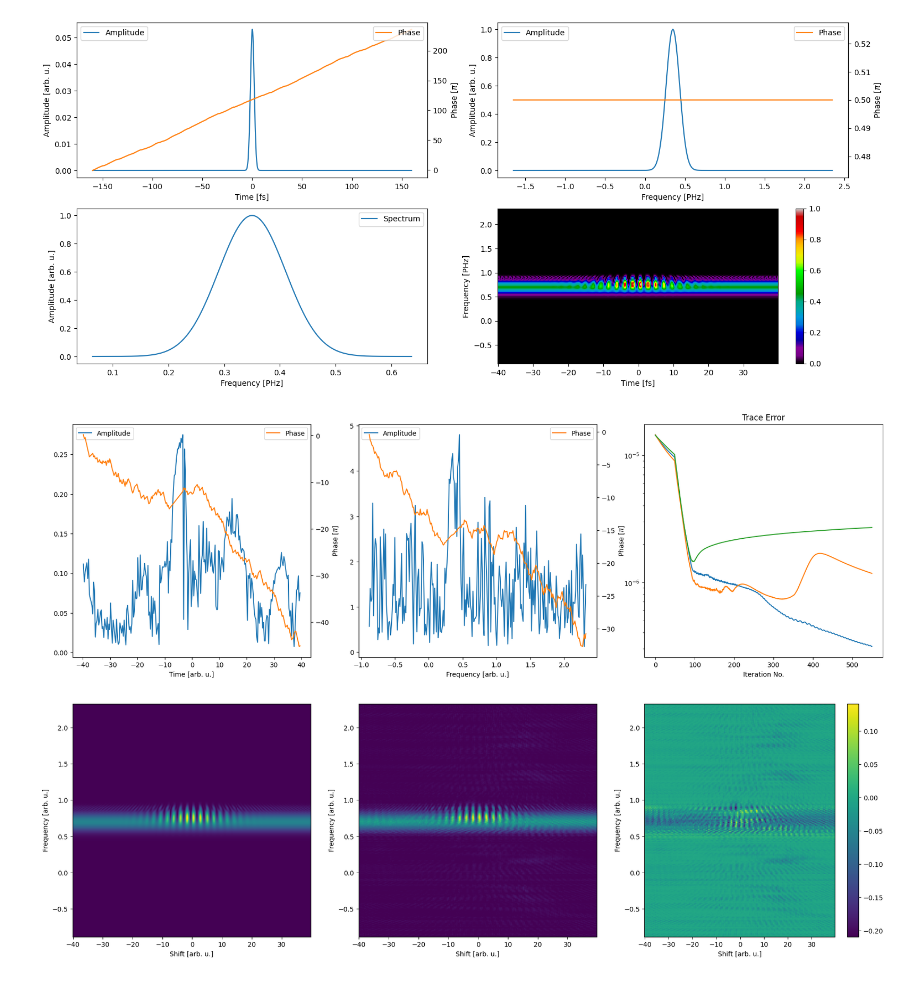
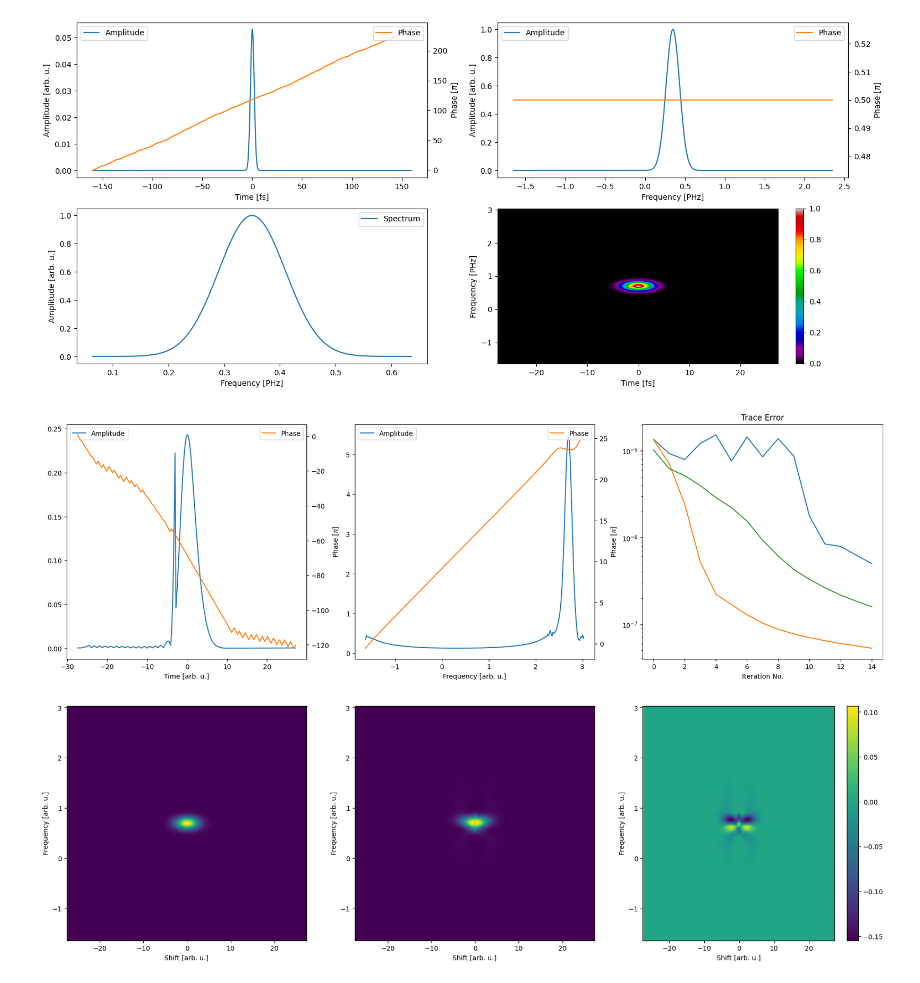
Before and after one commit to matillda123/Pulse-Retrieval-with-JAX, a Jupyter notebook: _usage_example.ipynb, the cells around one changed output. Cells and saved outputs as stored; diff of their text form; code cells hidden in the pictures.

```diff
--- a/_usage_example.ipynb
+++ b/_usage_example.ipynb
@@ -30,7 +30,7 @@ input_pulses=pulse_maker.input_pulses
 
 
 
-time_gate, pulse_t_gate, frequency_gate, pulse_f_gate=pulse_maker.generate_pulse_t(spectral_amp_parameters=[0.45,0.05], type="polynomial", parameters_phase=[2/4,0,0,0],
+time_gate, pulse_t_gate, frequency_gate, pulse_f_gate=pulse_maker.generate_pulse_t(spectral_amp_parameters=[0.45,0.05], type="polynomial", parameters_phase=[3/4,0,0,0],
                                                                                    multi_pulse_parameters=None)
 
 input_pulses_gate=pulse_maker.input_pulses
@@ -39,13 +39,13 @@ WARNING:2025-08-03 14:32:37,202:jax._src.xla_bridge:794: An NVIDIA GPU may be pr
 # %%
 time, frequency, trace, frequency_spectrum, spectrum=pulse_maker.generate_frog_trace_and_spectrum(time_inp, frequency_inp, pulse_t_inp, pulse_f_inp, nonlinear_method="shg",
-                                                                                                  scale_time_range=0.25, N=128*2, xfrog=True,
+                                                                                                  scale_time_range=5, N=128*2, xfrog=False,
                                                                                                   gate=(frequency_gate, pulse_f_gate),
                                                                                                   interpolate_fft_conform=True, cut_off_val=1e-2,
-                                                                                                  ifrog=True)#, frequency_range=(0.1,1))
+                                                                                                  ifrog=False)#, frequency_range=(0.1,1))
 
 #trace = apply_noise(trace, scale_val=(0.05, 0.05), additive_noise=True, multiplicative_noise=True)
 # %% [output]
-[figure, old version]
+[figure, new version]
 # %%
 z_arr=np.linspace(-5, 5, 128*4)
 #pulse_t, pulse_f=pulse_maker.precompensate_pulse_for_dscan(time, frequency, pulse_t, GDD=-5000, TOD=0, central_f=0.5)
@@ -84,28 +84,28 @@ from classic_algorithms_frog import Vanilla, LSGPA, GeneralizedProjection, TimeD
 
 
 
-# gp = GeneralizedProjection(time, frequency, trace, "shg")#, xfrog="doubleblind")
-# population = gp.create_initial_population(population_size=3, guess_type="random")
+gp = GeneralizedProjection(time, frequency, trace, "shg")#, xfrog="doubleblind")
+population = gp.create_initial_population(population_size=3, guess_type="random")
 
-# gp.use_hessian = False#"diagonal"#"lbfgs"
-# gp.use_conjugate_gradients=False
+gp.use_hessian = False#"diagonal"#"lbfgs"
+gp.use_conjugate_gradients=False
 
 
-# # gp.no_steps_descent = 25
-# # gp.max_steps_linesearch = 25
-# gp.use_linesearch = "backtracking"
-# gp.gamma = 10
-# # gp.delta_gamma = (0.5, 1.1)
-# # gp.c1 = 1e-4
-# # gp.c2 = 0.9
+# gp.no_steps_descent = 25
+# gp.max_steps_linesearch = 25
+gp.use_linesearch = "backtracking"
+gp.gamma = 10
+# gp.delta_gamma = (0.5, 1.1)
+# gp.c1 = 1e-4
+# gp.c2 = 0.9
 
-# # gp.lbfgs_memory = 3
+# gp.lbfgs_memory = 3
 
-# # gp.use_copra_style_step_scaling = False
+# gp.use_copra_style_step_scaling = False
 
 
-# final_result = gp.run(population, 15)
-# gp.plot_results(final_result)
+final_result = gp.run(population, 15)
+gp.plot_results(final_result)
 
 
 
@@ -115,34 +115,34 @@ from classic_algorithms_frog import Vanilla, LSGPA, GeneralizedProjection, TimeD
 # tdp = TimeDomainPtychography(time, frequency, trace, "shg", "rPIE", xfrog=False)
 # population = tdp.create_initial_population(population_size=3, guess_type="random")
 
 # tdp.alpha = 0.1
 # tdp.gamma = 0.1
 
 # tdp.lbfgs_memory = 15
 # tdp.use_conjugate_gradients = "fletcher_reeves"
 
 # tdp.use_hessian = False#"lbfgs"
 # tdp.use_linesearch = "backtracking"
 
 # final_result = tdp.run(population, 100, 500)
 # tdp.plot_results(final_result)
 
 
 
 
 
 
 # copra = COPRA(time, frequency, trace, "shg", ifrog=True, xfrog="doubleblind")
 # population = copra.create_initial_population(population_size=3, guess_type="random")
 # #copra.use_linesearch = "backtracking"
 # copra.beta=1
 # copra.gamma=0.25
 # copra.xi=1e-6
 # copra.use_hessian=False #"diagonal"
 # final_result = copra.run(population, 50, 500)
 # copra.plot_results(final_result)
 # %% [output]
-[figure, old version]
+[figure, new version]
 # %%
 from classic_algorithms_dscan import Basic, GeneralizedProjection, TimeDomainPtychography, COPRA
 # %%
```
Also changed, not shown: parts of 2 cells of this notebook, 8 other files.
